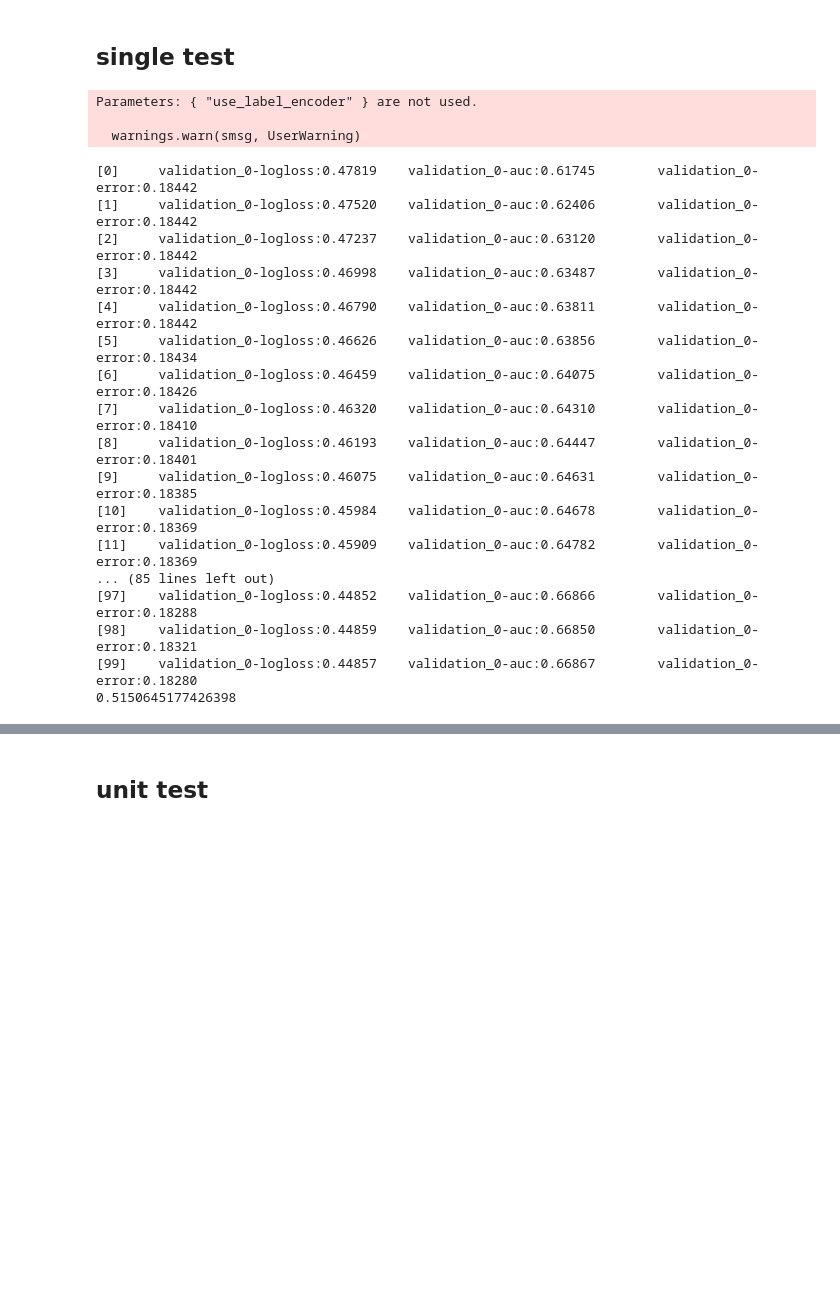
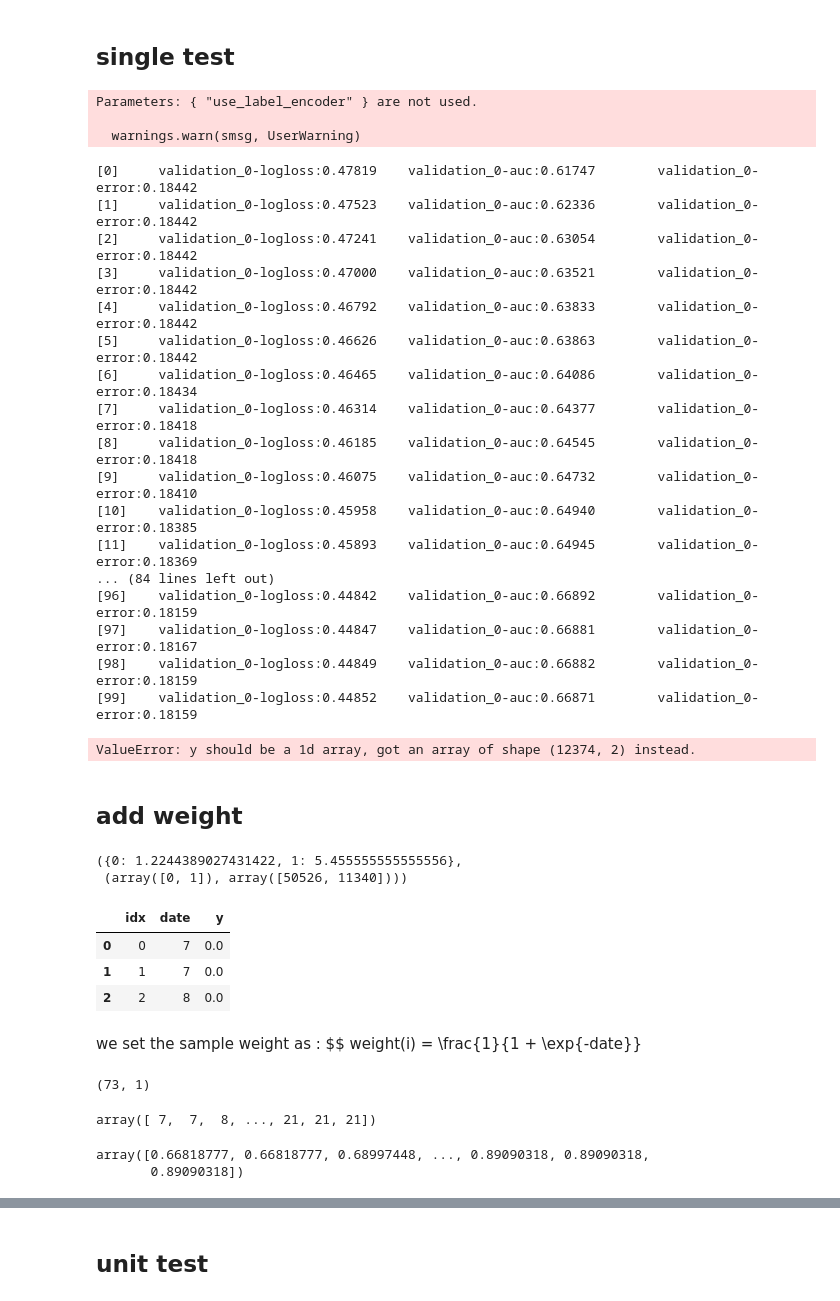
Before and after one commit to DSAgenshin/sichuan, a Jupyter notebook: zqy/code/fit.ipynb, the cells around one changed output, grey strips where cells are left out. Saved outputs shown, nothing was run; the diff lists cells and outputs as text; code cells hidden in the pictures; blank space fills up the shorter version.

```diff
--- a/zqy/code/fit.ipynb
+++ b/zqy/code/fit.ipynb
@@ -238,25 +238,64 @@ model_xgb = xgb.XGBClassifier(
     device = "cuda",
 )
 model_xgb.fit(X_train, y_train, eval_set=[(X_test, y_test)])
-print(roc_auc_score(y_test, model_xgb.predict(X_test)))
+print(roc_auc_score(y_test, model_xgb.predict_proba(X_test)))
 # %% [output]
 Parameters: { "use_label_encoder" } are not used.
 
   warnings.warn(smsg, UserWarning)
-[0]     validation_0-logloss:0.47819    validation_0-auc:0.61745        validation_0-error:0.18442
-[1]     validation_0-logloss:0.47520    validation_0-auc:0.62406        validation_0-error:0.18442
-[2]     validation_0-logloss:0.47237    validation_0-auc:0.63120        validation_0-error:0.18442
-[3]     validation_0-logloss:0.46998    validation_0-auc:0.63487        validation_0-error:0.18442
-[4]     validation_0-logloss:0.46790    validation_0-auc:0.63811        validation_0-error:0.18442
-[5]     validation_0-logloss:0.46626    validation_0-auc:0.63856        validation_0-error:0.18434
-[6]     validation_0-logloss:0.46459    validation_0-auc:0.64075        validation_0-error:0.18426
-[7]     validation_0-logloss:0.46320    validation_0-auc:0.64310        validation_0-error:0.18410
-[8]     validation_0-logloss:0.46193    validation_0-auc:0.64447        validation_0-error:0.18401
-[9]     validation_0-logloss:0.46075    validation_0-auc:0.64631        validation_0-error:0.18385
-[10]    validation_0-logloss:0.45984    validation_0-auc:0.64678        validation_0-error:0.18369
-[11]    validation_0-logloss:0.45909    validation_0-auc:0.64782        validation_0-error:0.18369
-... (85 lines left out)
-[97]    validation_0-logloss:0.44852    validation_0-auc:0.66866        validation_0-error:0.18288
-[98]    validation_0-logloss:0.44859    validation_0-auc:0.66850        validation_0-error:0.18321
-[99]    validation_0-logloss:0.44857    validation_0-auc:0.66867        validation_0-error:0.18280
-0.5150645177426398
+[0]     validation_0-logloss:0.47819    validation_0-auc:0.61747        validation_0-error:0.18442
+[1]     validation_0-logloss:0.47523    validation_0-auc:0.62336        validation_0-error:0.18442
+[2]     validation_0-logloss:0.47241    validation_0-auc:0.63054        validation_0-error:0.18442
+[3]     validation_0-logloss:0.47000    validation_0-auc:0.63521        validation_0-error:0.18442
+[4]     validation_0-logloss:0.46792    validation_0-auc:0.63833        validation_0-error:0.18442
+[5]     validation_0-logloss:0.46626    validation_0-auc:0.63863        validation_0-error:0.18442
+[6]     validation_0-logloss:0.46465    validation_0-auc:0.64086        validation_0-error:0.18434
+[7]     validation_0-logloss:0.46314    validation_0-auc:0.64377        validation_0-error:0.18418
+[8]     validation_0-logloss:0.46185    validation_0-auc:0.64545        validation_0-error:0.18418
+[9]     validation_0-logloss:0.46075    validation_0-auc:0.64732        validation_0-error:0.18410
+[10]    validation_0-logloss:0.45958    validation_0-auc:0.64940        validation_0-error:0.18385
+[11]    validation_0-logloss:0.45893    validation_0-auc:0.64945        validation_0-error:0.18369
+... (84 lines left out)
+[96]    validation_0-logloss:0.44842    validation_0-auc:0.66892        validation_0-error:0.18159
+[97]    validation_0-logloss:0.44847    validation_0-auc:0.66881        validation_0-error:0.18167
+[98]    validation_0-logloss:0.44849    validation_0-auc:0.66882        validation_0-error:0.18159
+[99]    validation_0-logloss:0.44852    validation_0-auc:0.66871        validation_0-error:0.18159
+ValueError: y should be a 1d array, got an array of shape (12374, 2) instead.
+# %% [markdown]
+## add weight
+# %%
+class_weight = {}
+class_cnt = np.unique(train_target_drop, return_counts=True)
+for i in range(len(class_cnt[0])):
+    class_weight[i] = class_cnt[1].sum() / class_cnt[1][i]
+class_weight, class_cnt
+# %% [output]
+({0: 1.2244389027431422, 1: 5.455555555555556},
+ (array([0, 1]), array([50526, 11340])))
+# %%
+train_target.head(3)
+# %% [output]
+|  | idx | date | y |
+| 0 | 0 | 7 | 0.0 |
+| 1 | 1 | 7 | 0.0 |
+| 2 | 2 | 8 | 0.0 |
+# %% [markdown]
+we set the sample weight as :
+$$
+weight(i) = \frac{1}{1 + \exp\{-date\}}
+# %%
+train_target_date = train_target["date"].to_numpy()
+train_target_date.max(), train_target_date.min()
+# %% [output]
+(73, 1)
+# %%
+train_target_date
+# %% [output]
+array([ 7,  7,  8, ..., 21, 21, 21])
+# %%
+alpha = 0.1
+train_sample_weight = 1 / (1 + np.exp(- alpha * train_target_date))
+train_sample_weight
+# %% [output]
+array([0.66818777, 0.66818777, 0.68997448, ..., 0.89090318, 0.89090318,
+       0.89090318])
```
Also changed, not shown: parts of 10 cells of this notebook, 4 other files.
